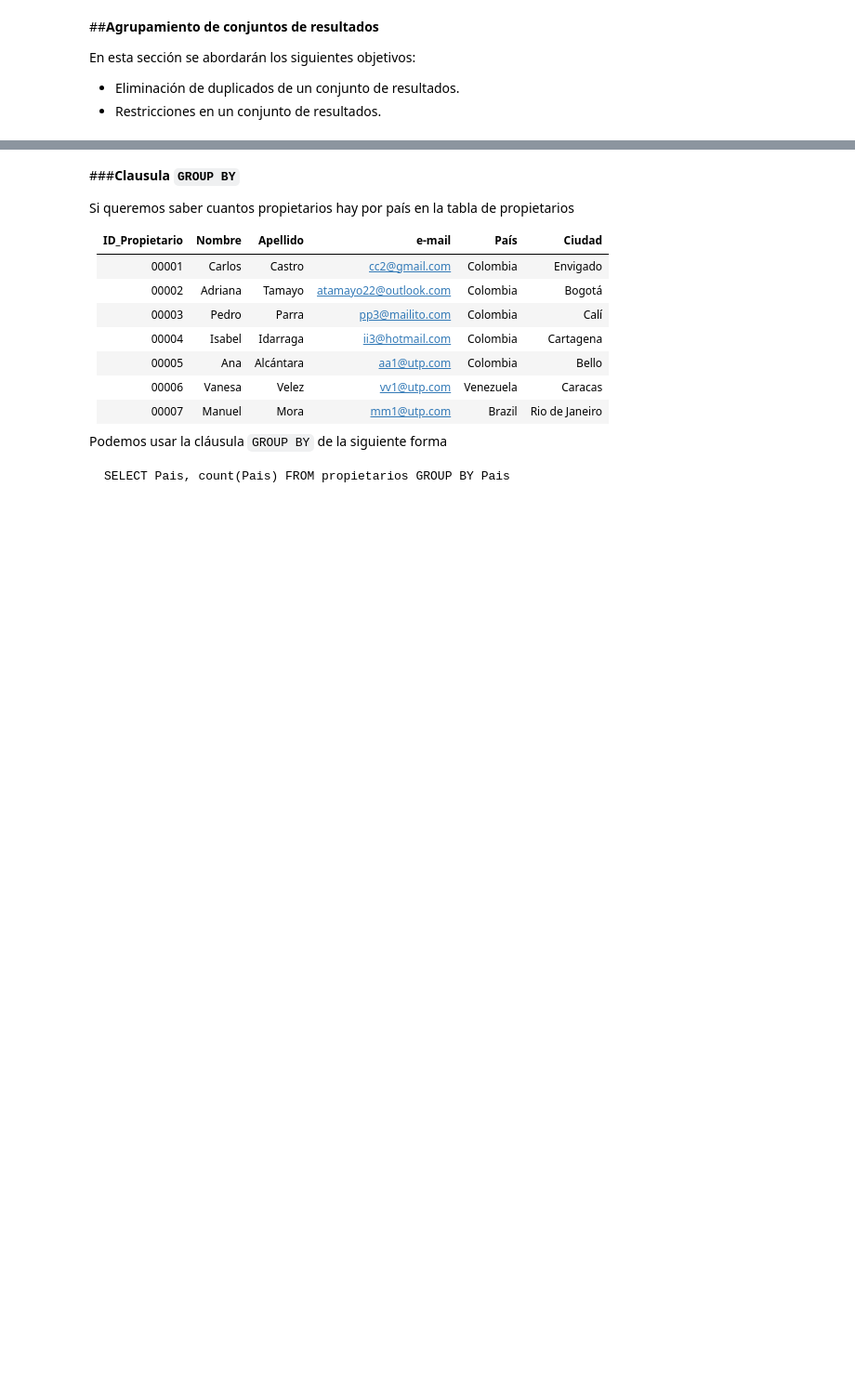
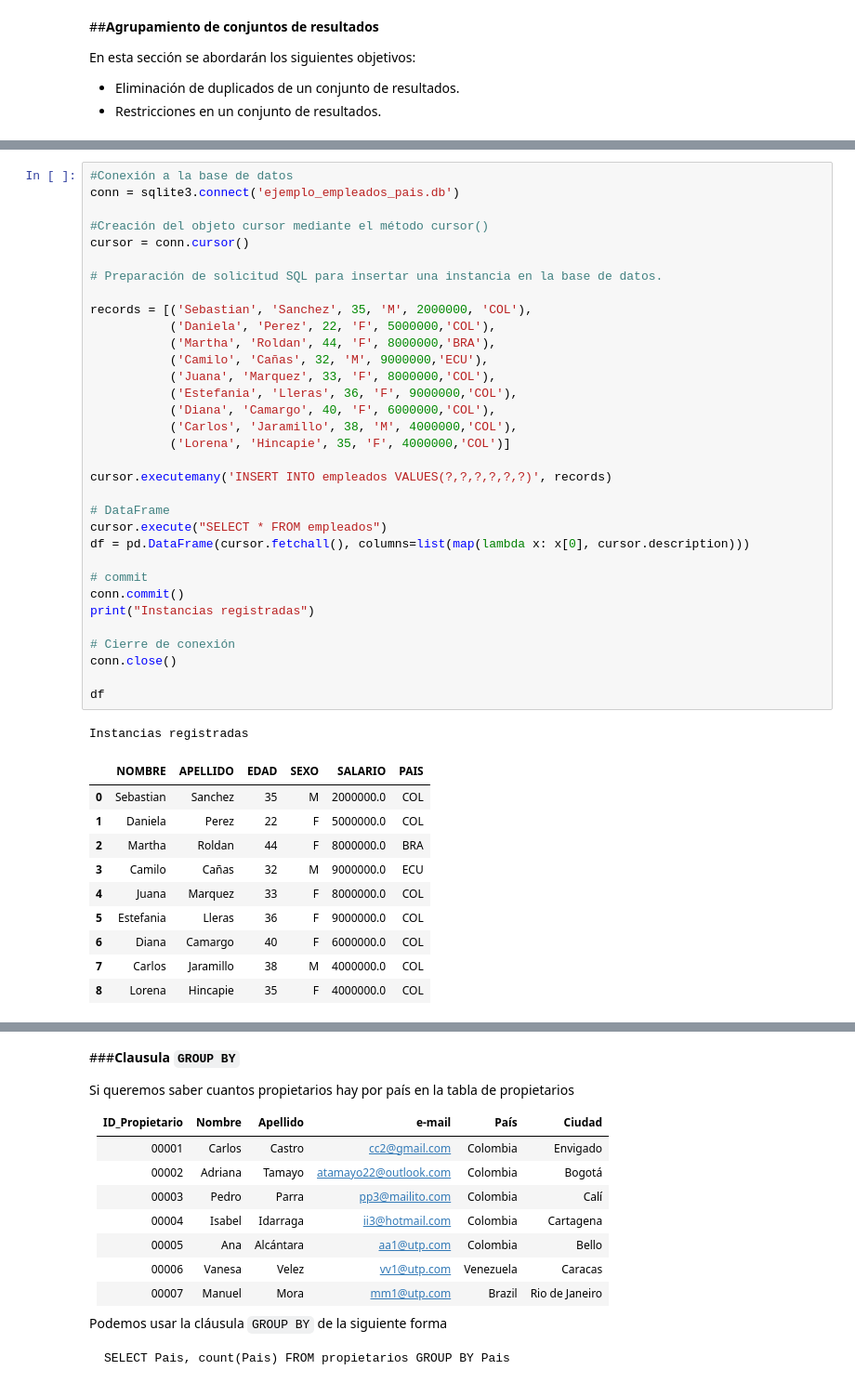
Before and after one commit to ssanchezgoe/python_db, a Jupyter notebook: SQL_RDB_101_ssanchez.ipynb, the cells around one changed output, grey strips where cells are left out. Shown at 93% size. Drawn from its saved outputs; the diff is of its cells as text; blank space fills up the shorter version.

```diff
--- a/SQL_RDB_101_ssanchez.ipynb
+++ b/SQL_RDB_101_ssanchez.ipynb
@@ -1254,0 +1388,45 @@ en donde obtendríamos como resultado tres paises: Colombia, Venezuela y Brazil.
+# %%
+#Conexión a la base de datos
+conn = sqlite3.connect('ejemplo_empleados_pais.db')
+
+#Creación del objeto cursor mediante el método cursor()
+cursor = conn.cursor()
+
+# Preparación de solicitud SQL para insertar una instancia en la base de datos.
+
+records = [('Sebastian', 'Sanchez', 35, 'M', 2000000, 'COL'),
+           ('Daniela', 'Perez', 22, 'F', 5000000,'COL'),
+           ('Martha', 'Roldan', 44, 'F', 8000000,'BRA'),
+           ('Camilo', 'Cañas', 32, 'M', 9000000,'ECU'),
+           ('Juana', 'Marquez', 33, 'F', 8000000,'COL'),
+           ('Estefania', 'Lleras', 36, 'F', 9000000,'COL'),
+           ('Diana', 'Camargo', 40, 'F', 6000000,'COL'),
+           ('Carlos', 'Jaramillo', 38, 'M', 4000000,'COL'),
+           ('Lorena', 'Hincapie', 35, 'F', 4000000,'COL')]
+
+cursor.executemany('INSERT INTO empleados VALUES(?,?,?,?,?,?)', records)
+
+# DataFrame
+cursor.execute("SELECT * FROM empleados")
+df = pd.DataFrame(cursor.fetchall(), columns=list(map(lambda x: x[0], cursor.description)))
+
+# commit
+conn.commit()
+print("Instancias registradas")
+
+# Cierre de conexión
+conn.close()
+
+df
+# %% [output]
+Instancias registradas
+|  | NOMBRE | APELLIDO | EDAD | SEXO | SALARIO | PAIS |
+| 0 | Sebastian | Sanchez | 35 | M | 2000000.0 | COL |
+| 1 | Daniela | Perez | 22 | F | 5000000.0 | COL |
+| 2 | Martha | Roldan | 44 | F | 8000000.0 | BRA |
+| 3 | Camilo | Cañas | 32 | M | 9000000.0 | ECU |
+| 4 | Juana | Marquez | 33 | F | 8000000.0 | COL |
+| 5 | Estefania | Lleras | 36 | F | 9000000.0 | COL |
+| 6 | Diana | Camargo | 40 | F | 6000000.0 | COL |
+| 7 | Carlos | Jaramillo | 38 | M | 4000000.0 | COL |
+| 8 | Lorena | Hincapie | 35 | F | 4000000.0 | COL |
```
Also changed, not shown: parts of 15 cells of this notebook.
